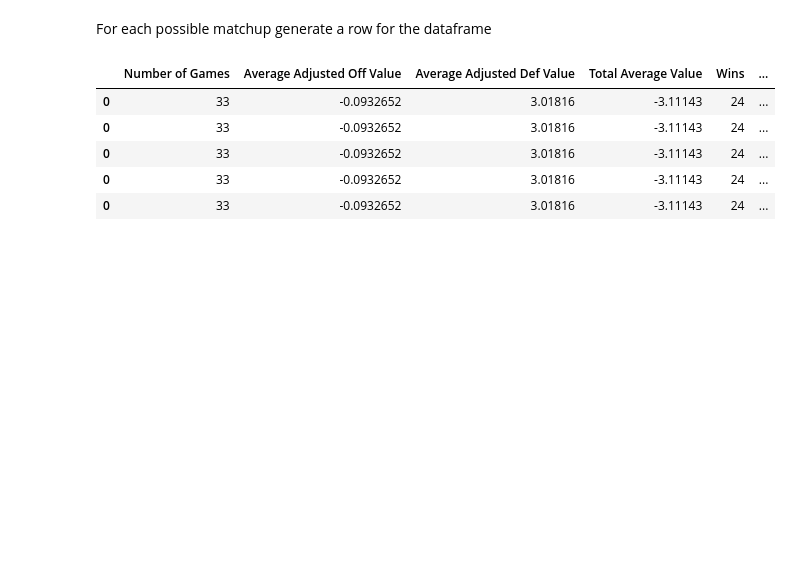
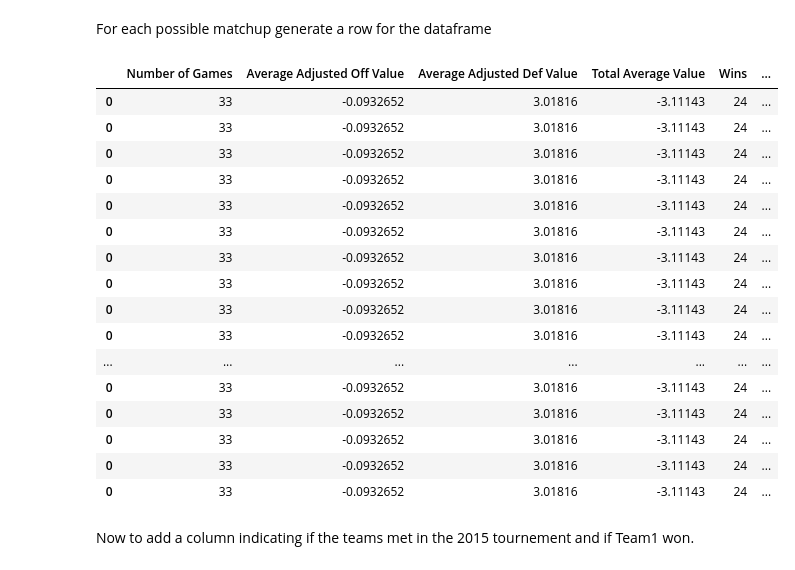
Before and after one commit to PeckJackson/kaggleProjects, a Jupyter notebook: NCAA Mens 2020/data/Untitled.ipynb, the cells around one changed output. Saved outputs shown, nothing was run; the diff lists cells and outputs as text; code cells hidden in the pictures; blank space fills up the shorter version.

Commit message:
done with 2015 dataframe

```diff
--- a/NCAA Mens 2020/data/Untitled.ipynb
+++ b/NCAA Mens 2020/data/Untitled.ipynb
@@ -706,11 +707,24 @@ for matchup in matchups:
     data = matchup_data_gen(matchup[0],matchup[1],df_all_2015)
     df_2015_matchups = pd.concat([df_2015_matchups, data])
 # %%
-df_2015_matchups.head()
+df_2015_matchups.head(20)
 # %% [output]
 |  | Number of Games | Average Adjusted Off Value | Average Adjusted Def Value | Total Average Value | Wins | ... |
 | 0 | 33 | -0.0932652 | 3.01816 | -3.11143 | 24 | ... |
 | 0 | 33 | -0.0932652 | 3.01816 | -3.11143 | 24 | ... |
 | 0 | 33 | -0.0932652 | 3.01816 | -3.11143 | 24 | ... |
 | 0 | 33 | -0.0932652 | 3.01816 | -3.11143 | 24 | ... |
 | 0 | 33 | -0.0932652 | 3.01816 | -3.11143 | 24 | ... |
+| 0 | 33 | -0.0932652 | 3.01816 | -3.11143 | 24 | ... |
+| 0 | 33 | -0.0932652 | 3.01816 | -3.11143 | 24 | ... |
+| 0 | 33 | -0.0932652 | 3.01816 | -3.11143 | 24 | ... |
+| 0 | 33 | -0.0932652 | 3.01816 | -3.11143 | 24 | ... |
+| 0 | 33 | -0.0932652 | 3.01816 | -3.11143 | 24 | ... |
+| ... | ... | ... | ... | ... | ... | ... |
+| 0 | 33 | -0.0932652 | 3.01816 | -3.11143 | 24 | ... |
+| 0 | 33 | -0.0932652 | 3.01816 | -3.11143 | 24 | ... |
+| 0 | 33 | -0.0932652 | 3.01816 | -3.11143 | 24 | ... |
+| 0 | 33 | -0.0932652 | 3.01816 | -3.11143 | 24 | ... |
+| 0 | 33 | -0.0932652 | 3.01816 | -3.11143 | 24 | ... |
+# %% [markdown]
+Now to add a column indicating if the teams met in the 2015 tournement and if Team1 won.
```
Also changed, not shown: parts of 11 cells of this notebook.
